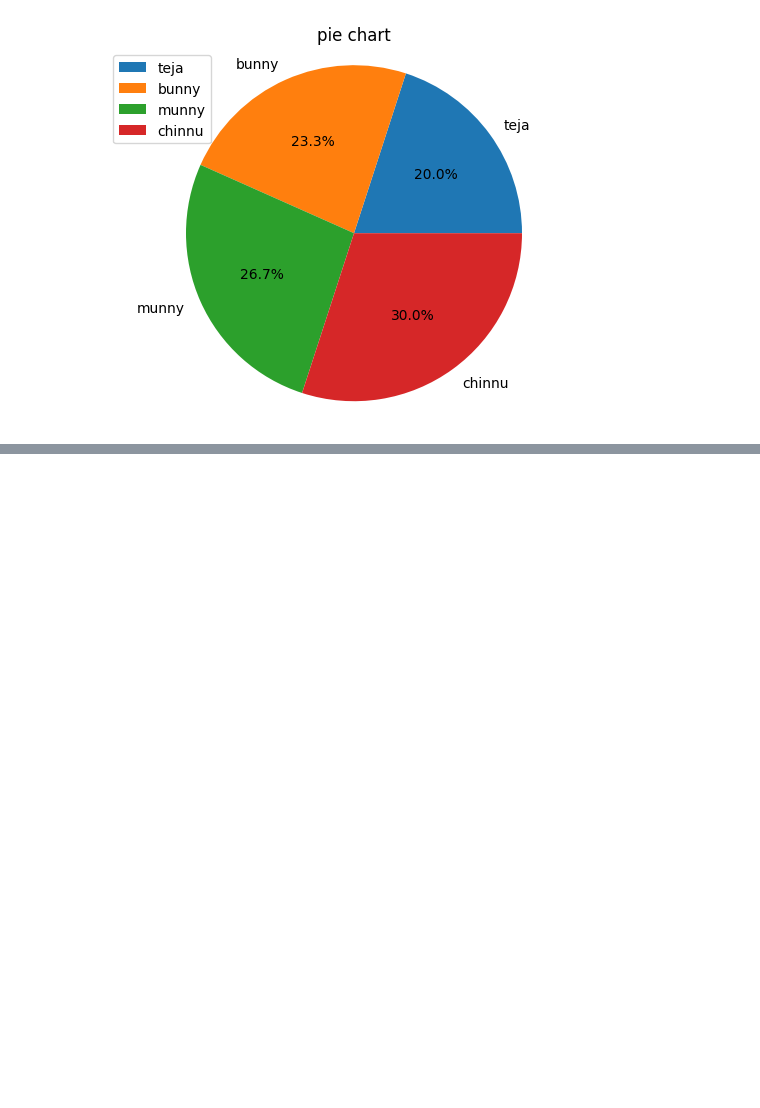
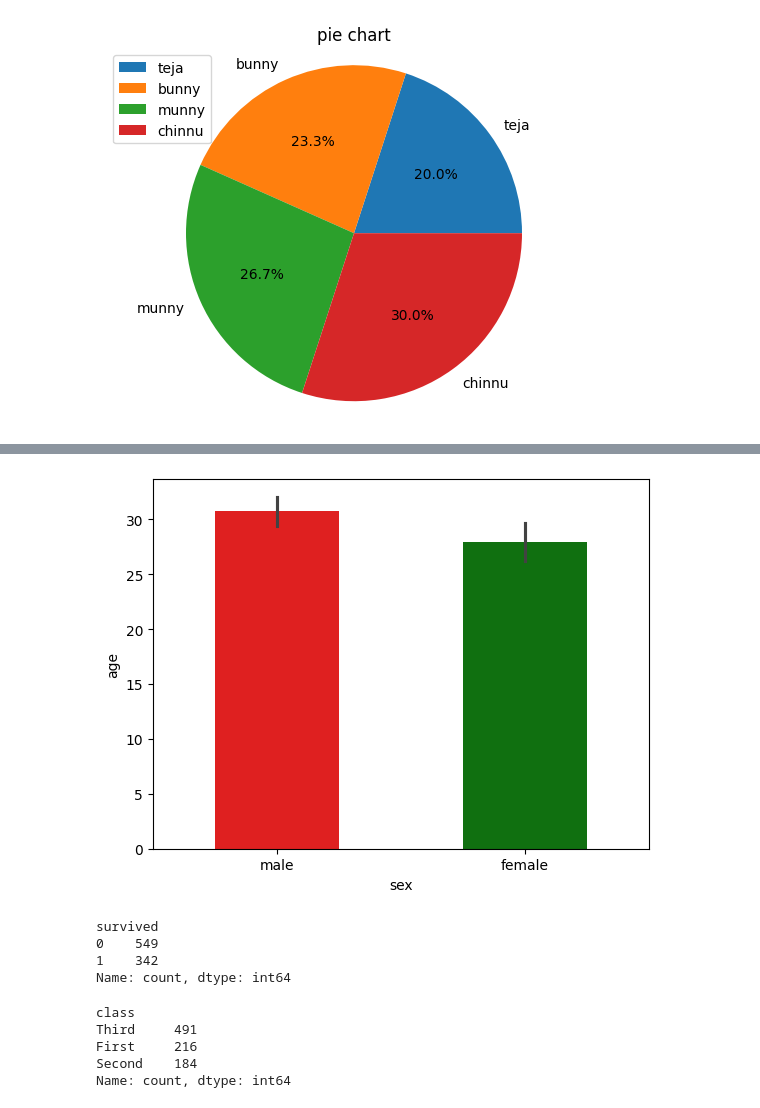
Before and after one commit to Bhavyakudupudi2/Bhavyakudupudi2, a Jupyter notebook: Copy_of_Welcome_To_Colab.ipynb, the cells around one changed output, grey strips where cells are left out. Saved outputs shown, nothing was run; the diff lists cells and outputs as text; code cells hidden in the pictures; blank space fills up the shorter version.

```diff
--- a/Copy_of_Welcome_To_Colab.ipynb
+++ b/Copy_of_Welcome_To_Colab.ipynb
@@ -375,0 +408,31 @@ plt.show()
+# %%
+#bar plot
+import matplotlib.pyplot as plt
+import seaborn as sns
+import warnings
+warnings.filterwarnings('ignore')
+d= sns.load_dataset('titanic')
+sns.barplot(x='sex', y='age', data=d,palette=['red','green'],width=0.5)
+plt.show()
+# %% [output]
+[figure, added]
+# %%
+import seaborn as sns
+d= sns.load_dataset('titanic')
+print(d['survived'].value_counts())
+# %% [output]
+survived
+0    549
+1    342
+Name: count, dtype: int64
+# %%
+# Get a count of the number of survivors
+import seaborn as sns
+d= sns.load_dataset('titanic')
+print(d['class'].value_counts())
+# %% [output]
+class
+Third     491
+First     216
+Second    184
+Name: count, dtype: int64
```
Also changed, not shown: parts of 21 cells of this notebook.
